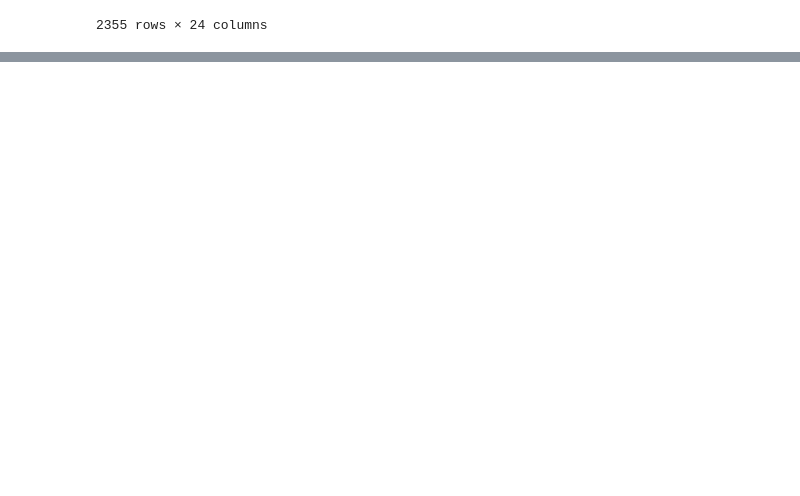
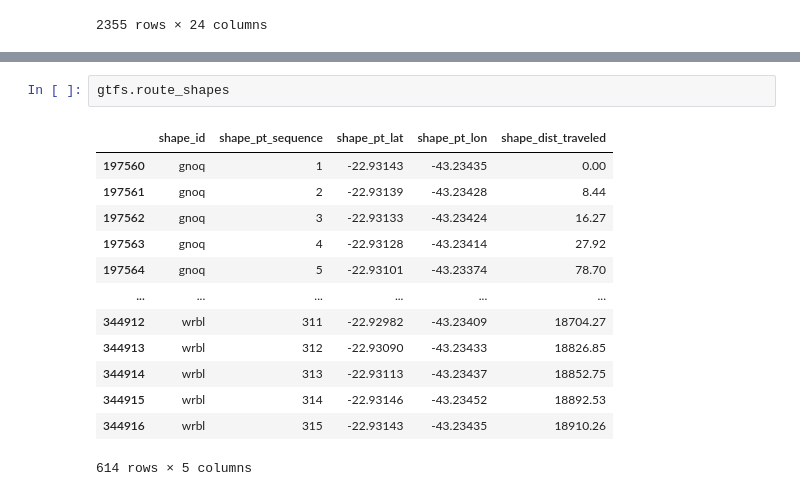
Before and after one commit to prefeitura-rio/smtr_previsao_tempo_chegada, a Jupyter notebook: fgv/main.ipynb, the cells around one changed output, grey strips where cells are left out. Drawn from its saved outputs; the diff is of its cells as text; blank space fills up the shorter version.

```diff
--- a/fgv/main.ipynb
+++ b/fgv/main.ipynb
@@ -126,0 +152,16 @@ gps.gps_df[gps.gps_df["in_route"] == True]
+# %%
+gtfs.route_shapes
+# %% [output]
+|  | shape_id | shape_pt_sequence | shape_pt_lat | shape_pt_lon | shape_dist_traveled |
+| 197560 | gnoq | 1 | -22.93143 | -43.23435 | 0.00 |
+| 197561 | gnoq | 2 | -22.93139 | -43.23428 | 8.44 |
+| 197562 | gnoq | 3 | -22.93133 | -43.23424 | 16.27 |
+| 197563 | gnoq | 4 | -22.93128 | -43.23414 | 27.92 |
+| 197564 | gnoq | 5 | -22.93101 | -43.23374 | 78.70 |
+| ... | ... | ... | ... | ... | ... |
+| 344912 | wrbl | 311 | -22.92982 | -43.23409 | 18704.27 |
+| 344913 | wrbl | 312 | -22.93090 | -43.23433 | 18826.85 |
+| 344914 | wrbl | 313 | -22.93113 | -43.23437 | 18852.75 |
+| 344915 | wrbl | 314 | -22.93146 | -43.23452 | 18892.53 |
+| 344916 | wrbl | 315 | -22.93143 | -43.23435 | 18910.26 |
+614 rows × 5 columns
```
Also changed, not shown: parts of 9 cells of this notebook, 3 other files.
